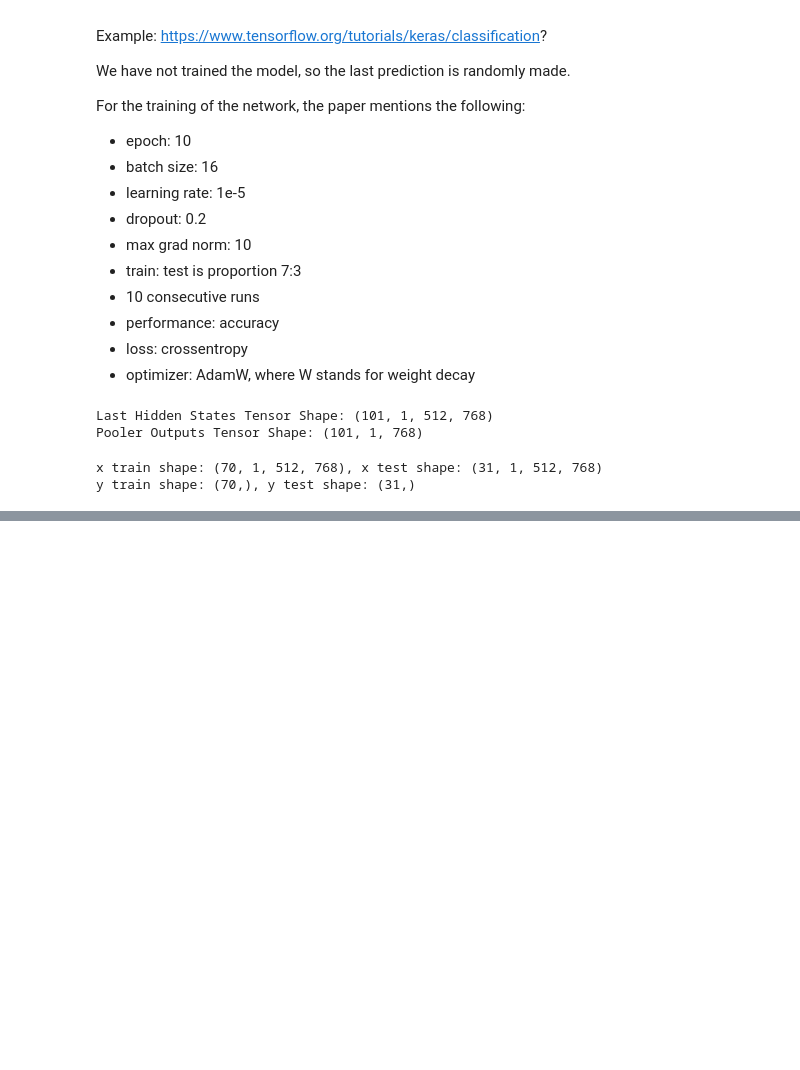
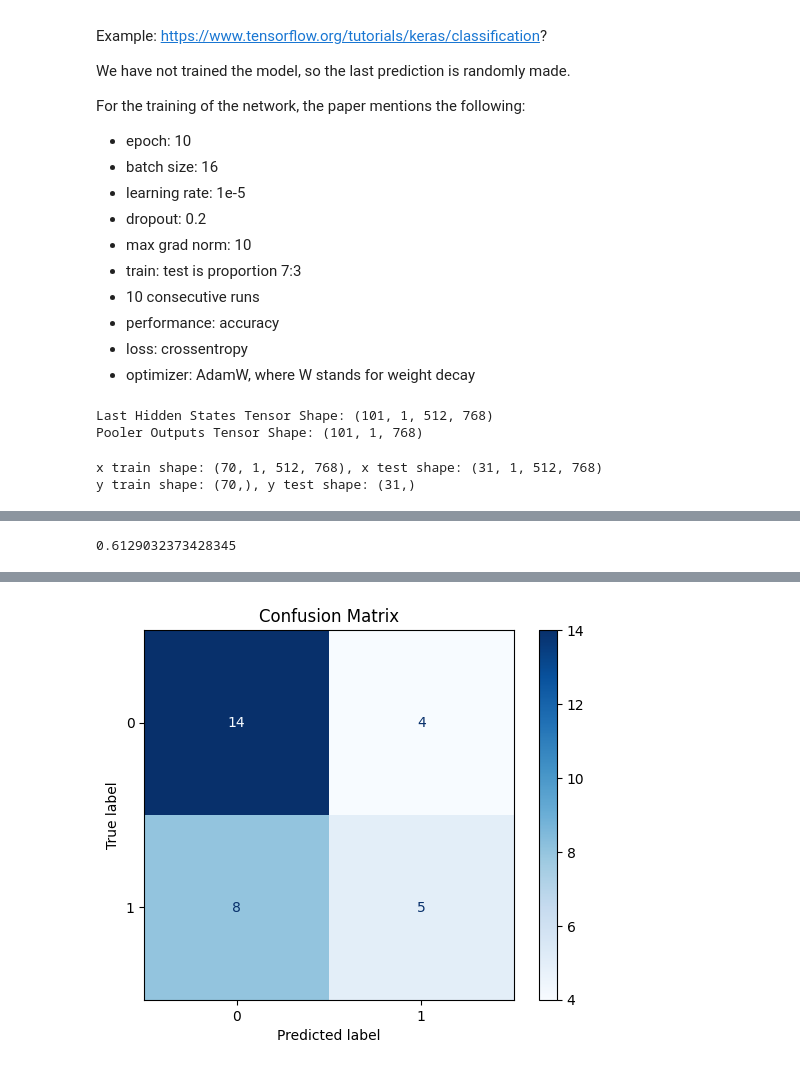
Before and after one commit to laiacoronas/predicting_dementia, a Jupyter notebook: pruebas.ipynb, the cells around one changed output, grey strips where cells are left out. Drawn from its saved outputs; the diff is of its cells as text; code cells hidden in the pictures; blank space fills up the shorter version.

```diff
--- a/pruebas.ipynb
+++ b/pruebas.ipynb
@@ -223,3 +223,30 @@ print(f"y train shape: {y_train.shape}, y test shape: {y_test.shape}")
 # %% [output]
 x train shape: (70, 1, 512, 768), x test shape: (31, 1, 512, 768)
 y train shape: (70,), y test shape: (31,)
+# %%
+def obtain_features(sample):
+    sample_with_batch_dim = tf.expand_dims(sample, axis=0)  # (1, 512, 768)
+    sample_cnn = textcnn_model(sample_with_batch_dim)  # (1, features_cnn)
+    sample_lstm = lstm_model(sample_with_batch_dim)    # (1, features_lstm)
+    concatenated_vector = tf.concat([sample_cnn, sample_lstm], axis=-1)  # (1, total_features)
+    return concatenated_vector.numpy().squeeze()
+# %%
+import numpy as np
+
+X_features_train = []
+X_features_test = []
+
+for i in range(X_train.shape[0]):
+    X_features_train.append(obtain_features(X_train[i, 0]))
+
+for i in range(X_test.shape[0]):
+    X_features_test.append(obtain_features(X_test[i, 0]))
+
+X_features_train = np.array(X_features_train)
+X_features_test = np.array(X_features_test)
+# %%
+df_train = pd.DataFrame(X_features_train)
+df_train['label'] = y_train
+
+df_test = pd.DataFrame(X_features_test)
+df_test['label'] = y_test
@@ -225,0 +359,18 @@ y train shape: (70,), y test shape: (31,)
+# %%
+res['accuracy']
+# %% [output]
+0.6129032373428345
+# %%
+from sklearn.metrics import confusion_matrix, ConfusionMatrixDisplay
+import matplotlib.pyplot as plt
+
+y_pred_probs = model.predict(X_test)
+y_pred = np.argmax(y_pred_probs, axis=1)
+
+conf_matrix = confusion_matrix(y_test, y_pred)
+
+disp = ConfusionMatrixDisplay(confusion_matrix=conf_matrix, display_labels=np.unique(y_train))
+disp.plot(cmap=plt.cm.Blues)
+plt.title("Confusion Matrix")
+plt.show()
+# %% [output]
@@ -225,0 +378 @@ y train shape: (70,), y test shape: (31,)
+[figure, added]
```
Also changed, not shown: parts of 10 cells of this notebook, 1 other file.
